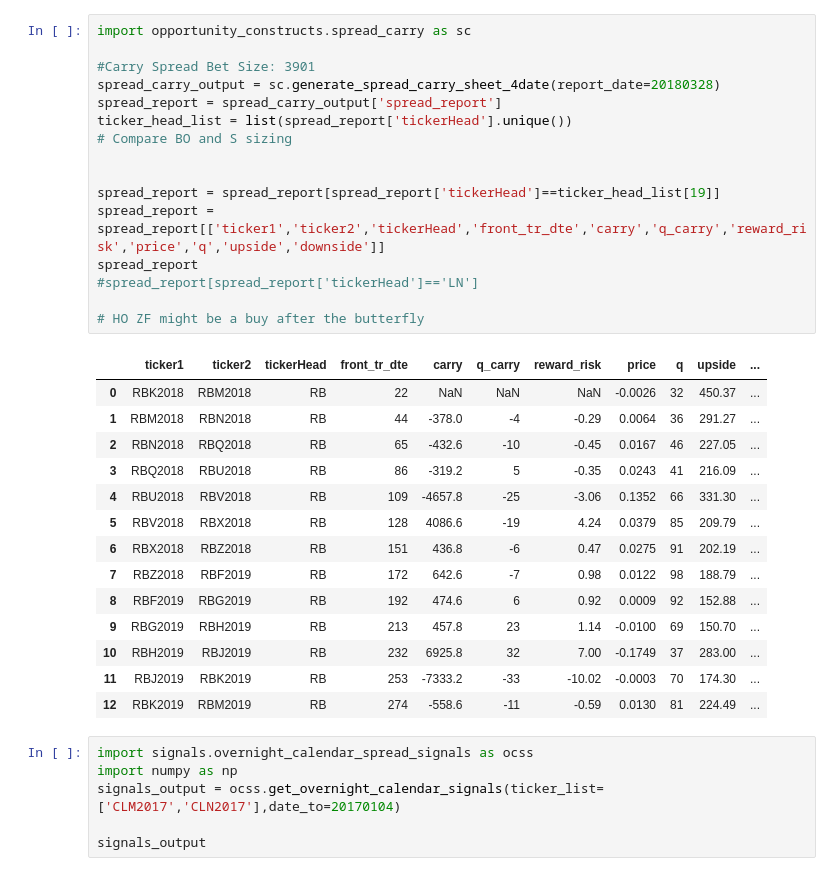
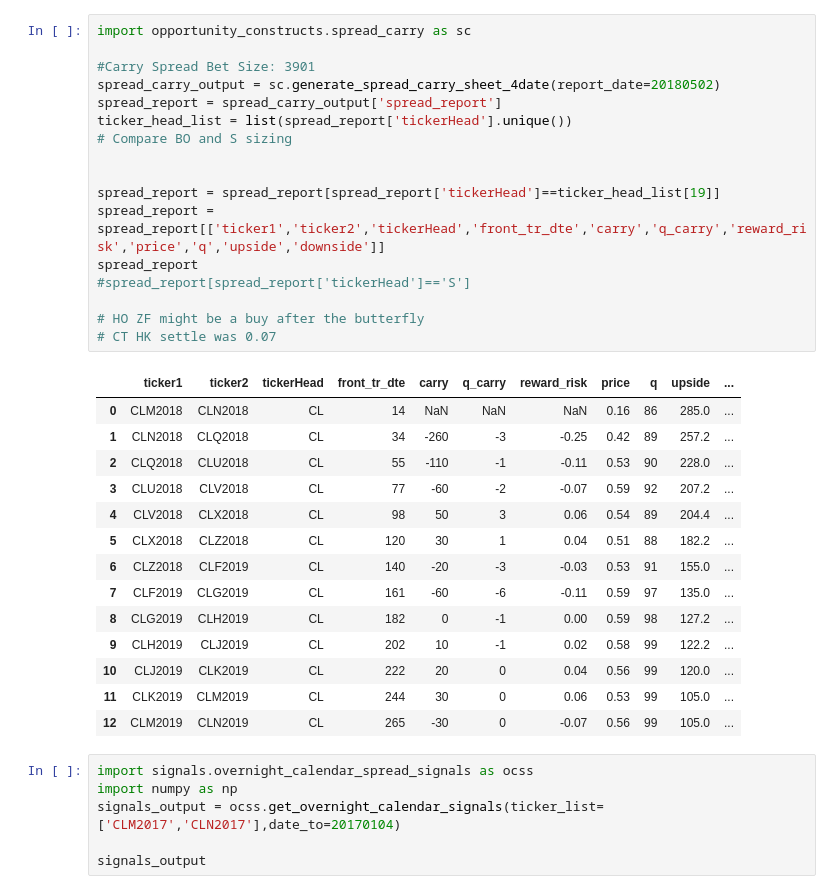
Before and after one commit to d0p34m1n3/repo_barbarossa, a Jupyter notebook: PycharmProjects/quandl/Untitled.ipynb, the cells around one changed output. Cells and saved outputs as stored; diff of their text form.

```diff
--- a/PycharmProjects/quandl/Untitled.ipynb
+++ b/PycharmProjects/quandl/Untitled.ipynb
@@ -1,34 +43,35 @@
 # %%
 import opportunity_constructs.spread_carry as sc
 
 #Carry Spread Bet Size: 3901
-spread_carry_output = sc.generate_spread_carry_sheet_4date(report_date=20180328)
+spread_carry_output = sc.generate_spread_carry_sheet_4date(report_date=20180502)
 spread_report = spread_carry_output['spread_report']
 ticker_head_list = list(spread_report['tickerHead'].unique())
 # Compare BO and S sizing
 
 
 spread_report = spread_report[spread_report['tickerHead']==ticker_head_list[19]]
 spread_report = spread_report[['ticker1','ticker2','tickerHead','front_tr_dte','carry','q_carry','reward_risk','price','q','upside','downside']]
 spread_report
-#spread_report[spread_report['tickerHead']=='LN']
+#spread_report[spread_report['tickerHead']=='S']
 
 # HO ZF might be a buy after the butterfly
+# CT HK settle was 0.07
 # %% [output]
 |  | ticker1 | ticker2 | tickerHead | front_tr_dte | carry | q_carry | reward_risk | price | q | upside | ... |
-| 0 | RBK2018 | RBM2018 | RB | 22 | NaN | NaN | NaN | -0.0026 | 32 | 450.37 | ... |
-| 1 | RBM2018 | RBN2018 | RB | 44 | -378.0 | -4 | -0.29 | 0.0064 | 36 | 291.27 | ... |
-| 2 | RBN2018 | RBQ2018 | RB | 65 | -432.6 | -10 | -0.45 | 0.0167 | 46 | 227.05 | ... |
-| 3 | RBQ2018 | RBU2018 | RB | 86 | -319.2 | 5 | -0.35 | 0.0243 | 41 | 216.09 | ... |
-| 4 | RBU2018 | RBV2018 | RB | 109 | -4657.8 | -25 | -3.06 | 0.1352 | 66 | 331.30 | ... |
-| 5 | RBV2018 | RBX2018 | RB | 128 | 4086.6 | -19 | 4.24 | 0.0379 | 85 | 209.79 | ... |
-| 6 | RBX2018 | RBZ2018 | RB | 151 | 436.8 | -6 | 0.47 | 0.0275 | 91 | 202.19 | ... |
-| 7 | RBZ2018 | RBF2019 | RB | 172 | 642.6 | -7 | 0.98 | 0.0122 | 98 | 188.79 | ... |
-| 8 | RBF2019 | RBG2019 | RB | 192 | 474.6 | 6 | 0.92 | 0.0009 | 92 | 152.88 | ... |
-| 9 | RBG2019 | RBH2019 | RB | 213 | 457.8 | 23 | 1.14 | -0.0100 | 69 | 150.70 | ... |
-| 10 | RBH2019 | RBJ2019 | RB | 232 | 6925.8 | 32 | 7.00 | -0.1749 | 37 | 283.00 | ... |
-| 11 | RBJ2019 | RBK2019 | RB | 253 | -7333.2 | -33 | -10.02 | -0.0003 | 70 | 174.30 | ... |
-| 12 | RBK2019 | RBM2019 | RB | 274 | -558.6 | -11 | -0.59 | 0.0130 | 81 | 224.49 | ... |
+| 0 | CLM2018 | CLN2018 | CL | 14 | NaN | NaN | NaN | 0.16 | 86 | 285.0 | ... |
+| 1 | CLN2018 | CLQ2018 | CL | 34 | -260 | -3 | -0.25 | 0.42 | 89 | 257.2 | ... |
+| 2 | CLQ2018 | CLU2018 | CL | 55 | -110 | -1 | -0.11 | 0.53 | 90 | 228.0 | ... |
+| 3 | CLU2018 | CLV2018 | CL | 77 | -60 | -2 | -0.07 | 0.59 | 92 | 207.2 | ... |
+| 4 | CLV2018 | CLX2018 | CL | 98 | 50 | 3 | 0.06 | 0.54 | 89 | 204.4 | ... |
+| 5 | CLX2018 | CLZ2018 | CL | 120 | 30 | 1 | 0.04 | 0.51 | 88 | 182.2 | ... |
+| 6 | CLZ2018 | CLF2019 | CL | 140 | -20 | -3 | -0.03 | 0.53 | 91 | 155.0 | ... |
+| 7 | CLF2019 | CLG2019 | CL | 161 | -60 | -6 | -0.11 | 0.59 | 97 | 135.0 | ... |
+| 8 | CLG2019 | CLH2019 | CL | 182 | 0 | -1 | 0.00 | 0.59 | 98 | 127.2 | ... |
+| 9 | CLH2019 | CLJ2019 | CL | 202 | 10 | -1 | 0.02 | 0.58 | 99 | 122.2 | ... |
+| 10 | CLJ2019 | CLK2019 | CL | 222 | 20 | 0 | 0.04 | 0.56 | 99 | 120.0 | ... |
+| 11 | CLK2019 | CLM2019 | CL | 244 | 30 | 0 | 0.06 | 0.53 | 99 | 105.0 | ... |
+| 12 | CLM2019 | CLN2019 | CL | 265 | -30 | 0 | -0.07 | 0.56 | 99 | 105.0 | ... |
 # %%
 import signals.overnight_calendar_spread_signals as ocss
 import numpy as np
```
Also changed, not shown: parts of 3 cells of this notebook, 8 other files.
